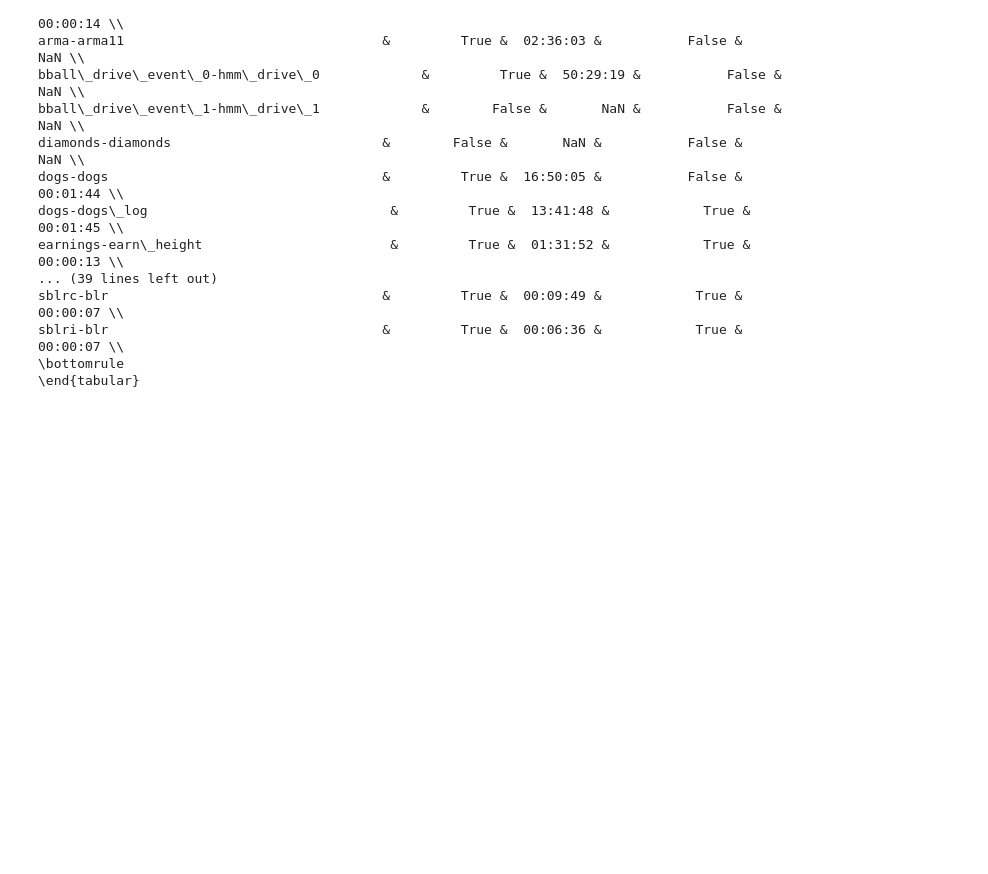
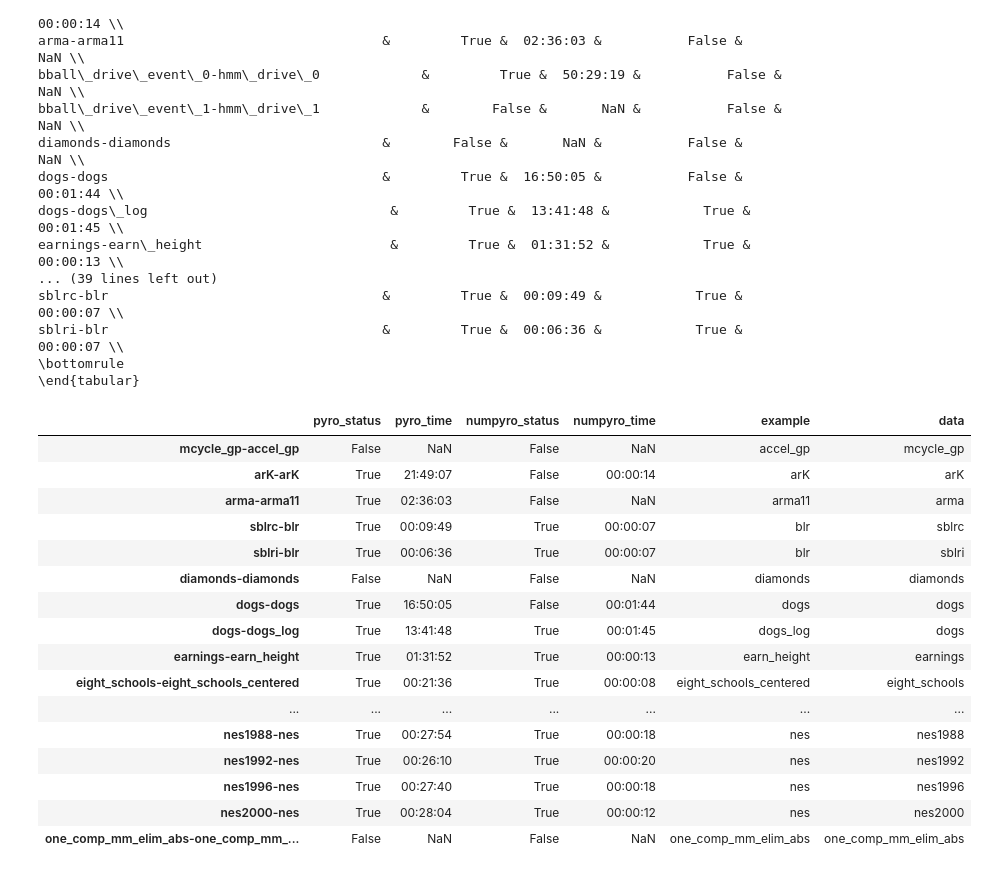
Before and after one commit to deepppl/stanc3, a Jupyter notebook: experiments/experiment_analysis.ipynb, the cells around one changed output. Saved outputs shown, nothing was run; the diff lists cells and outputs as text; code cells hidden in the pictures; blank space fills up the shorter version.

Commit message:
Sort experiments by example name

```diff
--- a/experiments/experiment_analysis.ipynb
+++ b/experiments/experiment_analysis.ipynb
@@ -278,3 +278,26 @@ sblrc-blr                                   &         True &  00:09:49 &
 sblri-blr                                   &         True &  00:06:36 &            True &     00:00:07 \\
 \bottomrule
 \end{tabular}
+# %%
+r['example'] = r.index.map(lambda x: x.split("-")[1])
+r['data'] = r.index.map(lambda x: x.split("-")[0])
+# %%
+r.sort_values(by='example')
+# %% [output]
+|  | pyro_status | pyro_time | numpyro_status | numpyro_time | example | data |
+| mcycle_gp-accel_gp | False | NaN | False | NaN | accel_gp | mcycle_gp |
+| arK-arK | True | 21:49:07 | False | 00:00:14 | arK | arK |
+| arma-arma11 | True | 02:36:03 | False | NaN | arma11 | arma |
+| sblrc-blr | True | 00:09:49 | True | 00:00:07 | blr | sblrc |
+| sblri-blr | True | 00:06:36 | True | 00:00:07 | blr | sblri |
+| diamonds-diamonds | False | NaN | False | NaN | diamonds | diamonds |
+| dogs-dogs | True | 16:50:05 | False | 00:01:44 | dogs | dogs |
+| dogs-dogs_log | True | 13:41:48 | True | 00:01:45 | dogs_log | dogs |
+| earnings-earn_height | True | 01:31:52 | True | 00:00:13 | earn_height | earnings |
+| eight_schools-eight_schools_centered | True | 00:21:36 | True | 00:00:08 | eight_schools_centered | eight_schools |
+| ... | ... | ... | ... | ... | ... | ... |
+| nes1988-nes | True | 00:27:54 | True | 00:00:18 | nes | nes1988 |
+| nes1992-nes | True | 00:26:10 | True | 00:00:20 | nes | nes1992 |
+| nes1996-nes | True | 00:27:40 | True | 00:00:18 | nes | nes1996 |
+| nes2000-nes | True | 00:28:04 | True | 00:00:12 | nes | nes2000 |
+| one_comp_mm_elim_abs-one_comp_mm_... | False | NaN | False | NaN | one_comp_mm_elim_abs | one_comp_mm_elim_abs |
```
